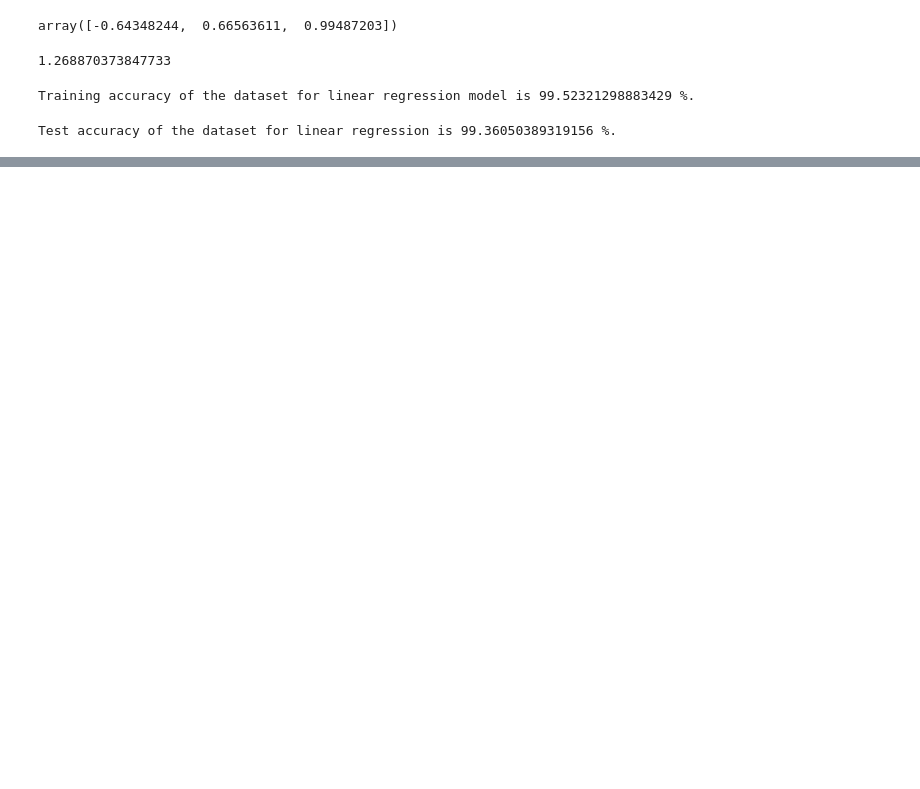
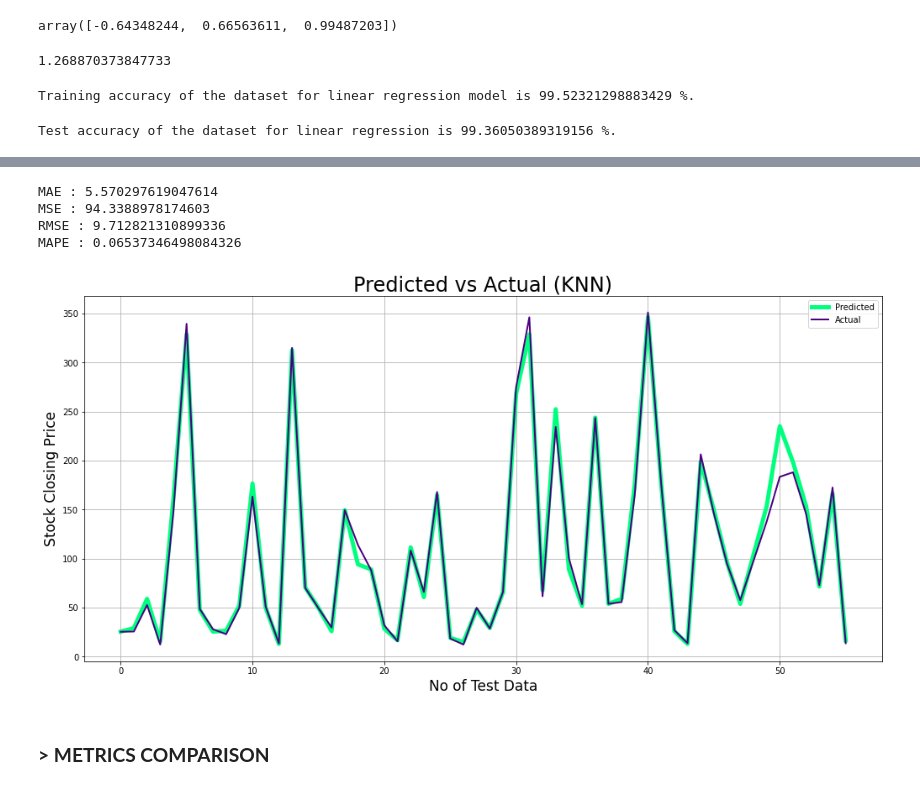
Before and after one commit to Arka1212/Yes-Bank-Stock-Closing-Price-Predcition, a Jupyter notebook: Yes_Bank_Stock_Closing_Price_Prediction_(ML_capstone).ipynb, the cells around one changed output, grey strips where cells are left out. Saved outputs shown, nothing was run; the diff lists cells and outputs as text; code cells hidden in the pictures; blank space fills up the shorter version.

```diff
--- a/Yes_Bank_Stock_Closing_Price_Prediction_(ML_capstone).ipynb
+++ b/Yes_Bank_Stock_Closing_Price_Prediction_(ML_capstone).ipynb
@@ -348,0 +596,8 @@ y_pred = linear_reg_model.predict(x_test)
+# %%
+# Hyperparameter tuning.
+params = {'n_neighbors':[2,3,4,5,6,7,8,9]}
+knn = KNeighborsRegressor()
+model_knn = GridSearchCV(knn, params, cv=5)
+# %%
+# Fitting the model.
+model_knn.fit(x_train,y_train)
@@ -348,0 +607,4 @@ y_pred = linear_reg_model.predict(x_test)
+# %%
+# Predicted Values.
+y_pred_knn = model_knn.predict(x_test)
+y_pred_knn
@@ -348,0 +626,34 @@ y_pred = linear_reg_model.predict(x_test)
+# %%
+# Evaluation metrics.
+MAE = mean_absolute_error((y_test), (y_pred_knn))
+print("MAE :" ,MAE)
+
+MSE  = mean_squared_error((y_test), (y_pred_knn))
+print("MSE :" , MSE)
+
+RMSE = np.sqrt(MSE)
+print("RMSE :" ,RMSE)
+
+MAPE=mean_absolute_percentage_error((y_test), (y_pred_knn))
+print("MAPE :" ,MAPE)
+# %% [output]
+MAE : 5.570297619047614
+MSE : 94.3388978174603
+RMSE : 9.712821310899336
+MAPE : 0.06537346498084326
+# %%
+# Visualisation.
+plt.figure(figsize=(17,8))
+plt.plot(y_pred_knn,color='springgreen',linewidth=5)
+plt.plot(np.array(y_test),color='indigo',linewidth=2)
+plt.legend(["Predicted","Actual"])
+plt.xlabel('No of Test Data',fontsize=17)
+plt.ylabel('Stock Closing Price',fontsize=17)
+plt.title('Predicted vs Actual (KNN)',fontsize=24)
+plt.grid()
+plt.show()
+
+# y_pred_knn = Predicted values
+# y_test = Actual values
+# %% [output]
+[figure, added]
@@ -348,0 +669,2 @@ y_pred = linear_reg_model.predict(x_test)
+# %% [markdown]
+### **> METRICS COMPARISON**
```
Also changed, not shown: parts of 33 cells of this notebook.
